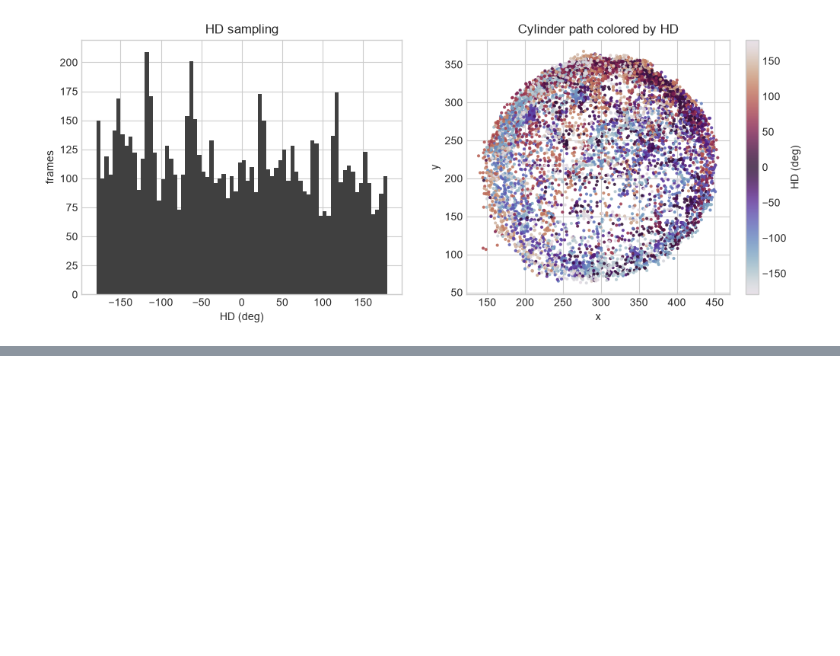
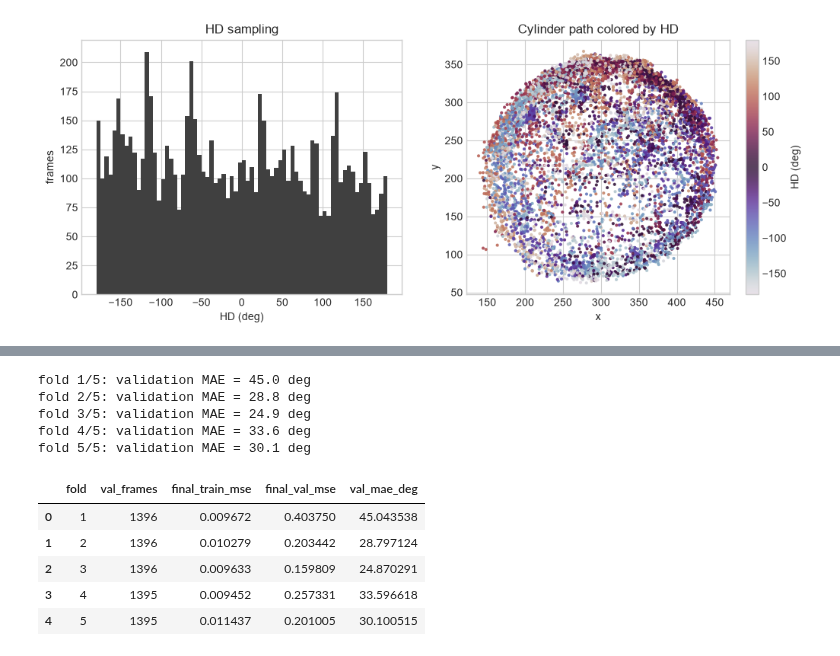
Before and after one commit to ShiyunCMC/RSC_PyTorch_HDDecoding, a Jupyter notebook: notebooks/01c_mlp_hd_decoder_cross_validation.ipynb, the cells around one changed output, grey strips where cells are left out. Saved outputs shown, nothing was run; the diff lists cells and outputs as text; code cells hidden in the pictures; blank space fills up the shorter version.

```diff
--- a/notebooks/01c_mlp_hd_decoder_cross_validation.ipynb
+++ b/notebooks/01c_mlp_hd_decoder_cross_validation.ipynb
@@ -356,19 +375,23 @@ fold_results = []
 fold_histories = []
 
 for fold_number, val_idx in enumerate(folds, start=1):
-    train_idx = np.concatenate([fold for i, fold in enumerate(folds) if i != fold_number - 1])
+    train_idx = np.concatenate(
+        [fold for i, fold in enumerate(folds) if i != fold_number - 1]
+    )
 
-    lo, denom, mu, sigma = fit_fold_normalization(X[train_idx])
-    X_train_z = apply_fold_normalization(X[train_idx], lo, denom, mu, sigma)
-    X_val_z = apply_fold_normalization(X[val_idx], lo, denom, mu, sigma)
+    # Fit normalization only on this fold's training frames.
+    mu, sigma = fit_zscore_normalization(X[train_idx])
+    X_train_z = apply_zscore_normalization(X[train_idx], mu, sigma)
+    X_val_z = apply_zscore_normalization(X[val_idx], mu, sigma)
 
+    # These loaders are intentionally created inside the fold loop.
     train_loader = DataLoader(
-        FrameHDDataset(X_train_z, y[train_idx], np.arange(len(train_idx))),
+        FrameHDDataset(X_train_z, y[train_idx]),
         batch_size=BATCH_SIZE,
         shuffle=True,
     )
     val_loader = DataLoader(
-        FrameHDDataset(X_val_z, y[val_idx], np.arange(len(val_idx))),
+        FrameHDDataset(X_val_z, y[val_idx]),
         batch_size=BATCH_SIZE,
         shuffle=False,
     )
@@ -384,34 +407,46 @@ for fold_number, val_idx in enumerate(folds, start=1):
     for epoch in range(1, N_EPOCHS + 1):
         train_loss = run_epoch(model, train_loader, optimizer=optimizer)
         val_loss = run_epoch(model, val_loader)
         history.append(
             {
                 "epoch": epoch,
                 "train_loss": train_loss,
                 "val_loss": val_loss,
             }
         )
 
-    # These predictions were generated by a model that never trained on val_idx.
+    # The held-out fold has never been used for weight updates.
     oof_pred_vec[val_idx] = predict_vectors(model, X_val_z)
     val_pred_hd = np.arctan2(oof_pred_vec[val_idx, 1], oof_pred_vec[val_idx, 0])
     val_err = circular_difference(val_pred_hd, hd[val_idx])
     val_mae_deg = np.abs(np.rad2deg(val_err)).mean()
 
     fold_results.append(
         {
             "fold": fold_number,
             "val_frames": len(val_idx),
             "final_train_mse": history[-1]["train_loss"],
             "final_val_mse": history[-1]["val_loss"],
             "val_mae_deg": val_mae_deg,
         }
     )
     fold_histories.append(history)
     print(f"fold {fold_number}/{N_FOLDS}: validation MAE = {val_mae_deg:.1f} deg")
 
 fold_results_df = pd.DataFrame(fold_results)
 fold_results_df
+# %% [output]
+fold 1/5: validation MAE = 45.0 deg
+fold 2/5: validation MAE = 28.8 deg
+fold 3/5: validation MAE = 24.9 deg
+fold 4/5: validation MAE = 33.6 deg
+fold 5/5: validation MAE = 30.1 deg
+|  | fold | val_frames | final_train_mse | final_val_mse | val_mae_deg |
+| 0 | 1 | 1396 | 0.009672 | 0.403750 | 45.043538 |
+| 1 | 2 | 1396 | 0.010279 | 0.203442 | 28.797124 |
+| 2 | 3 | 1396 | 0.009633 | 0.159809 | 24.870291 |
+| 3 | 4 | 1395 | 0.009452 | 0.257331 | 33.596618 |
+| 4 | 5 | 1395 | 0.011437 | 0.201005 | 30.100515 |
 # %%
 fig, ax = plt.subplots(figsize=(7, 4))
 for fold_number, history in enumerate(fold_histories, start=1):
```
Also changed, not shown: parts of 23 cells of this notebook, 4 other files.
